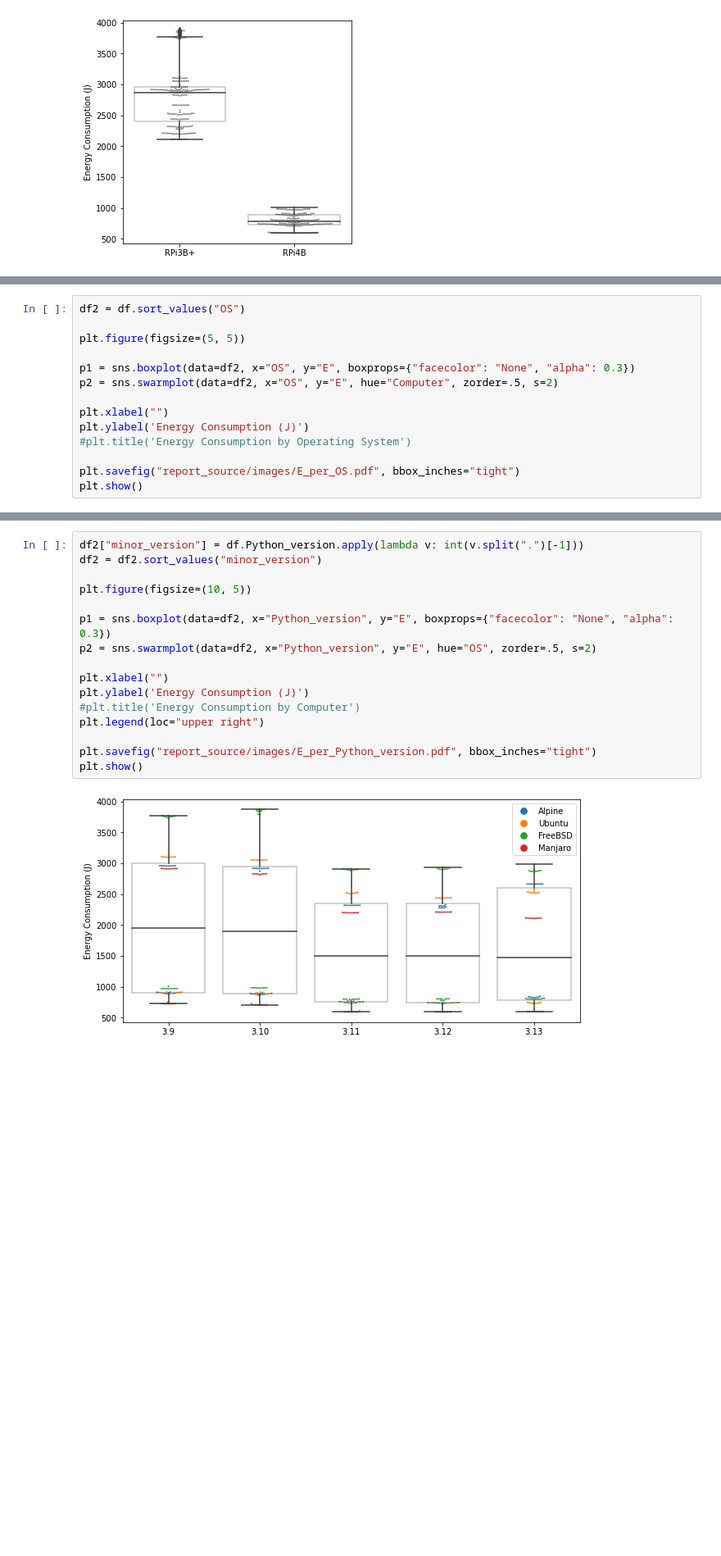
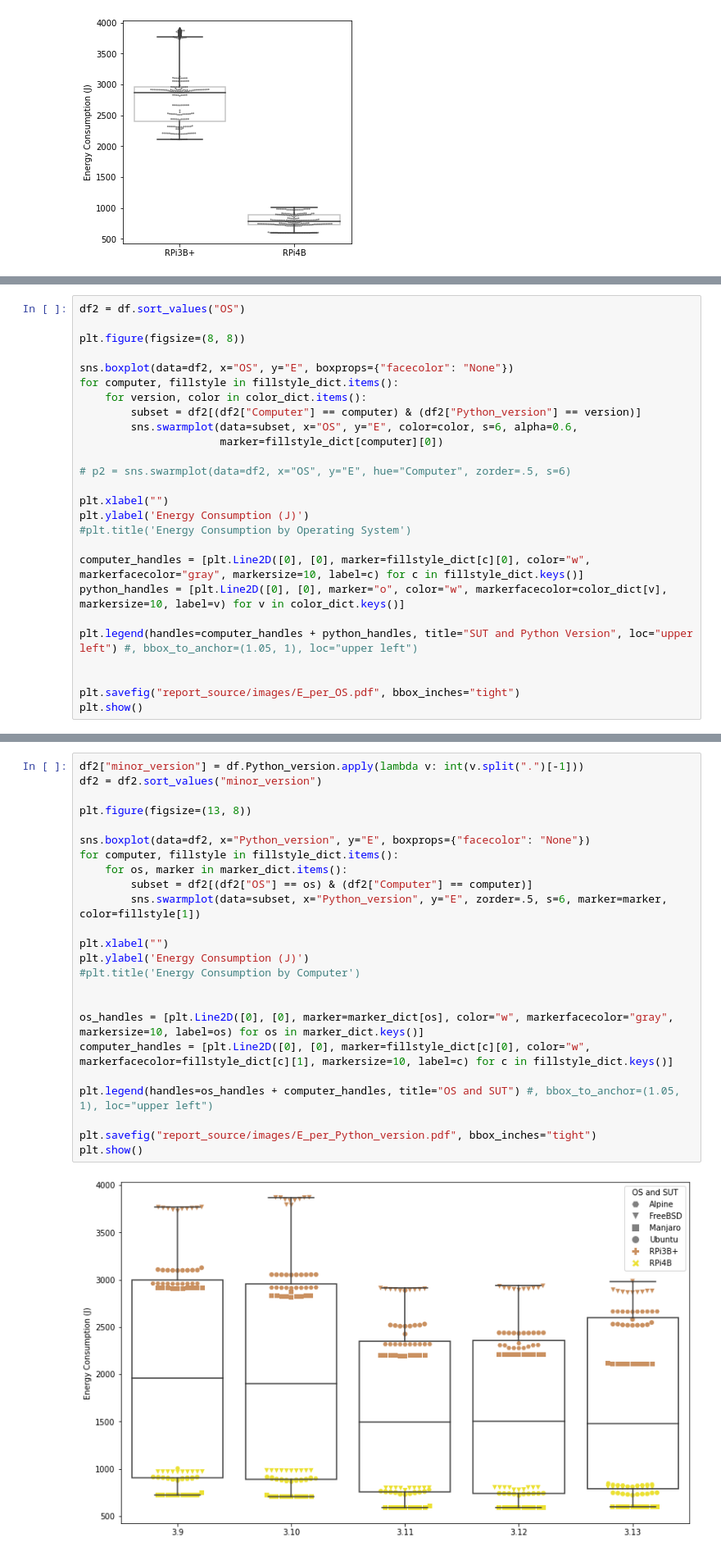
Before and after one commit to oskarbreindahl/Python_Application_Energy_Consumption, a Jupyter notebook: Analysis.ipynb, the cells around one changed output, grey strips where cells are left out. Shown at 82% size. Saved outputs shown, nothing was run; the diff lists cells and outputs as text; blank space fills up the shorter version.

Commit message:
Update figures to illustrate three variables each

```diff
--- a/Analysis.ipynb
+++ b/Analysis.ipynb
@@ -257,15 +313,27 @@ plt.show()
 # %%
 df2 = df.sort_values("OS")
 
-plt.figure(figsize=(5, 5))
+plt.figure(figsize=(8, 8))
 
-p1 = sns.boxplot(data=df2, x="OS", y="E", boxprops={"facecolor": "None", "alpha": 0.3})
-p2 = sns.swarmplot(data=df2, x="OS", y="E", hue="Computer", zorder=.5, s=2)
+sns.boxplot(data=df2, x="OS", y="E", boxprops={"facecolor": "None"})
+for computer, fillstyle in fillstyle_dict.items():
+    for version, color in color_dict.items():
+        subset = df2[(df2["Computer"] == computer) & (df2["Python_version"] == version)]
+        sns.swarmplot(data=subset, x="OS", y="E", color=color, s=6, alpha=0.6,
+                      marker=fillstyle_dict[computer][0])
+
+# p2 = sns.swarmplot(data=df2, x="OS", y="E", hue="Computer", zorder=.5, s=6)
 
 plt.xlabel("")
 plt.ylabel('Energy Consumption (J)')
 #plt.title('Energy Consumption by Operating System')
 
+computer_handles = [plt.Line2D([0], [0], marker=fillstyle_dict[c][0], color="w", markerfacecolor="gray", markersize=10, label=c) for c in fillstyle_dict.keys()]
+python_handles = [plt.Line2D([0], [0], marker="o", color="w", markerfacecolor=color_dict[v], markersize=10, label=v) for v in color_dict.keys()]
+
+plt.legend(handles=computer_handles + python_handles, title="SUT and Python Version", loc="upper left") #, bbox_to_anchor=(1.05, 1), loc="upper left")
+
+
 plt.savefig("report_source/images/E_per_OS.pdf", bbox_inches="tight")
 plt.show()
 # %% [output]
@@ -273,18 +341,26 @@ plt.show()
 # %%
 df2["minor_version"] = df.Python_version.apply(lambda v: int(v.split(".")[-1]))
 df2 = df2.sort_values("minor_version")
 
-plt.figure(figsize=(10, 5))
+plt.figure(figsize=(13, 8))
 
-p1 = sns.boxplot(data=df2, x="Python_version", y="E", boxprops={"facecolor": "None", "alpha": 0.3})
-p2 = sns.swarmplot(data=df2, x="Python_version", y="E", hue="OS", zorder=.5, s=2)
+sns.boxplot(data=df2, x="Python_version", y="E", boxprops={"facecolor": "None"})
+for computer, fillstyle in fillstyle_dict.items():
+    for os, marker in marker_dict.items():
+        subset = df2[(df2["OS"] == os) & (df2["Computer"] == computer)]
+        sns.swarmplot(data=subset, x="Python_version", y="E", zorder=.5, s=6, marker=marker, color=fillstyle[1])
 
 plt.xlabel("")
 plt.ylabel('Energy Consumption (J)')
 #plt.title('Energy Consumption by Computer')
-plt.legend(loc="upper right")
+
+
+os_handles = [plt.Line2D([0], [0], marker=marker_dict[os], color="w", markerfacecolor="gray", markersize=10, label=os) for os in marker_dict.keys()]
+computer_handles = [plt.Line2D([0], [0], marker=fillstyle_dict[c][0], color="w", markerfacecolor=fillstyle_dict[c][1], markersize=10, label=c) for c in fillstyle_dict.keys()]
+
+plt.legend(handles=os_handles + computer_handles, title="OS and SUT") #, bbox_to_anchor=(1.05, 1), loc="upper left")
 
 plt.savefig("report_source/images/E_per_Python_version.pdf", bbox_inches="tight")
 plt.show()
 # %% [output]
-[figure, old version]
+[figure, new version]
```
Also changed, not shown: parts of 7 cells of this notebook, 4 other files.
